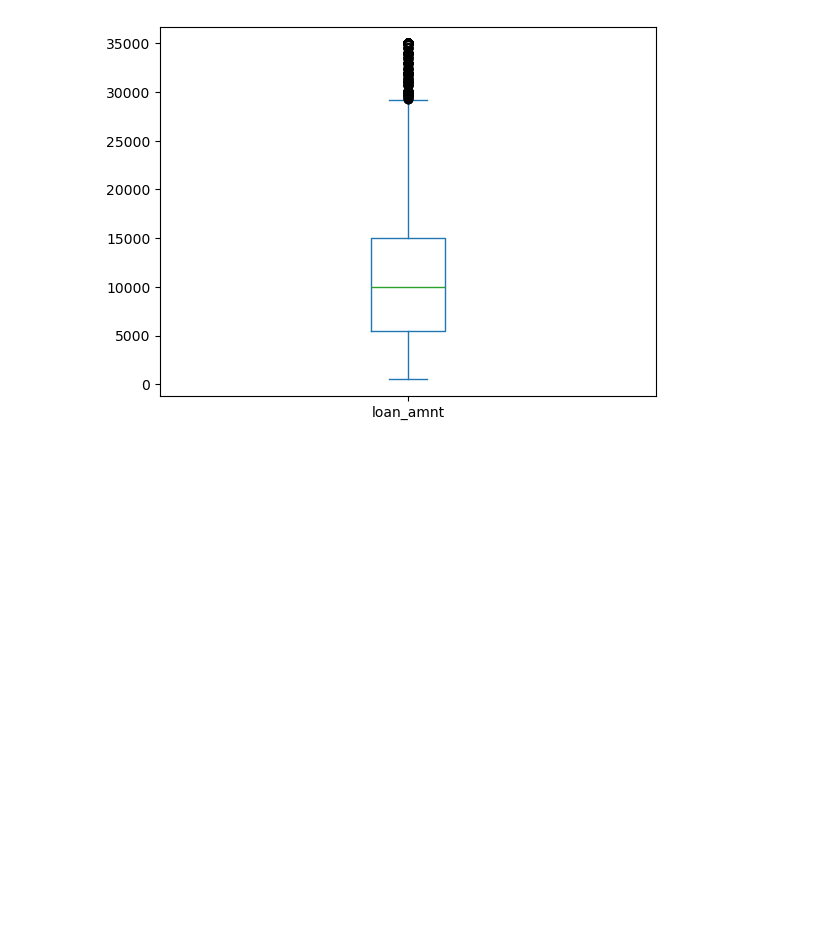
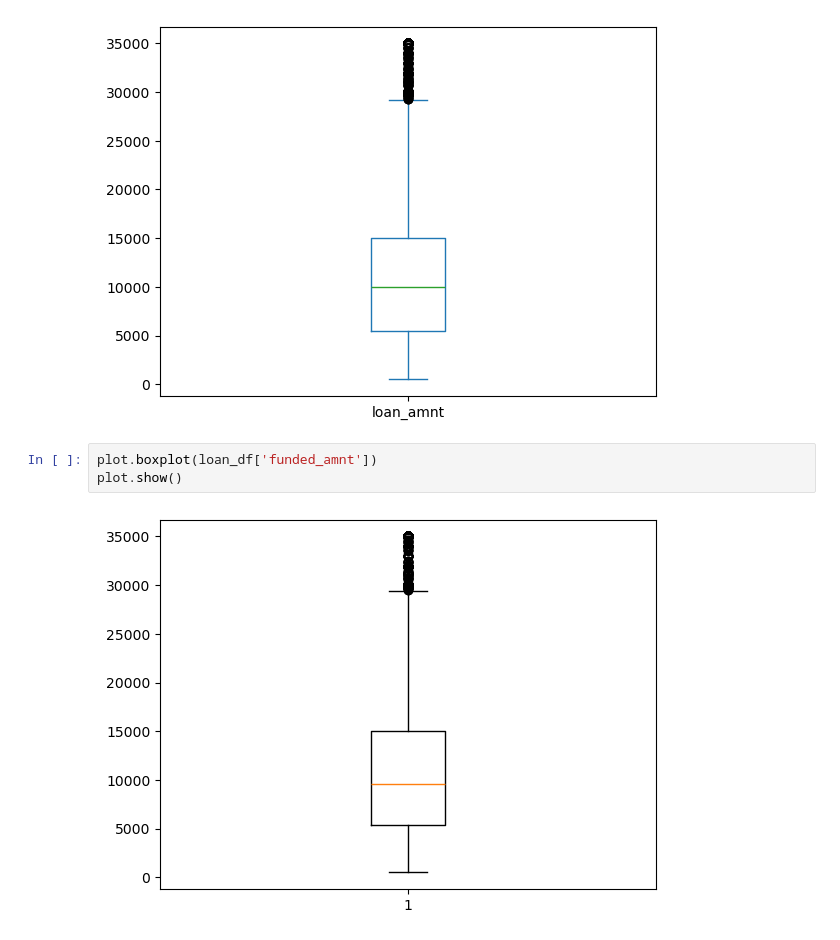
Before and after one commit to supriyaKU23/LendingClubCaseStudy, a Jupyter notebook: Supriya_Uppala.ipynb, the cells around one changed output. Drawn from its saved outputs; the diff is of its cells as text; blank space fills up the shorter version.

```diff
--- a/Supriya_Uppala.ipynb
+++ b/Supriya_Uppala.ipynb
@@ -530,3 +533,8 @@ max      35000.000000
 Name: loan_amnt, dtype: float64
 <Axes: >
 [figure]
+# %%
+plot.boxplot(loan_df['funded_amnt'])
+plot.show()
+# %% [output]
+[figure, added]
```
Also changed, not shown: parts of 67 cells of this notebook.
